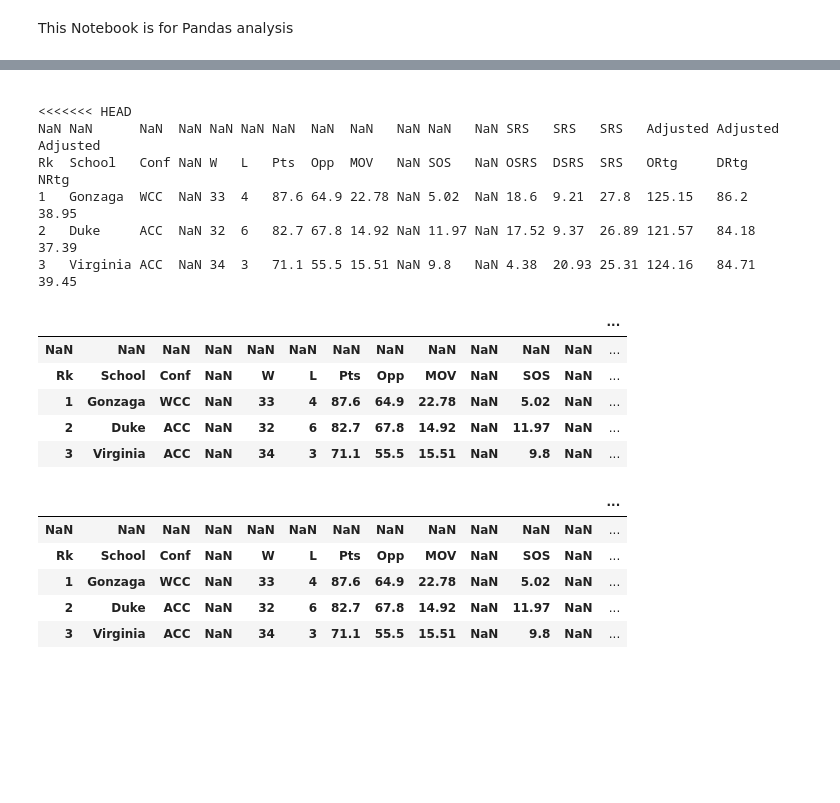
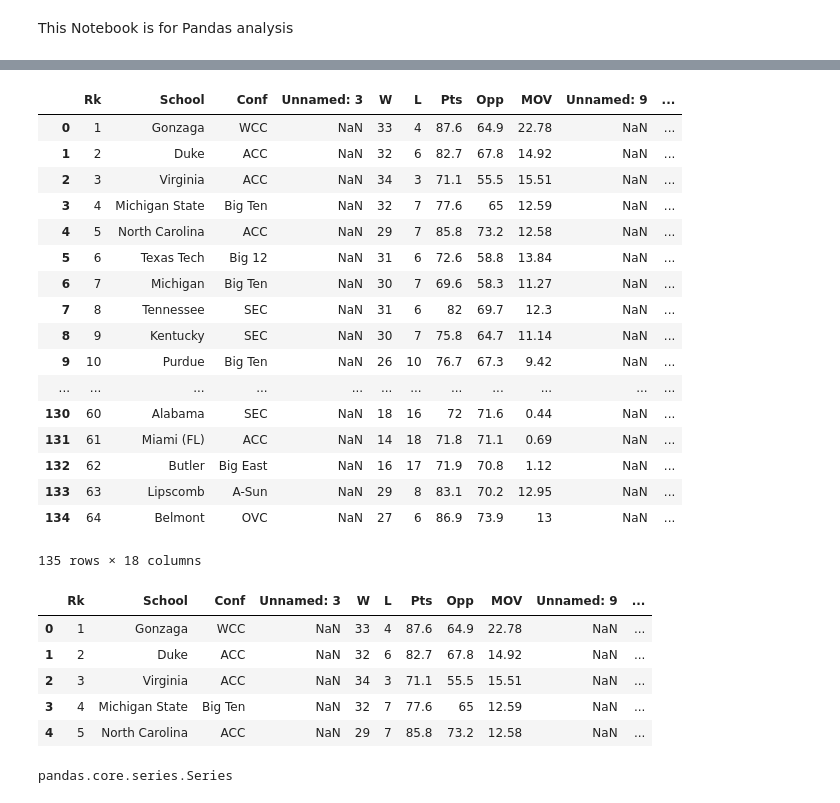
Before and after one commit to ksu-is/NCAA-Tourney-Analysis-model, a Jupyter notebook: Pandas-Analysis.ipynb, the cells around one changed output, grey strips where cells are left out. Saved outputs shown, nothing was run; the diff lists cells and outputs as text; code cells hidden in the pictures; blank space fills up the shorter version.

```diff
--- a/Pandas-Analysis.ipynb
+++ b/Pandas-Analysis.ipynb
@@ -11,19 +76,31 @@ data = pd.read_csv(filename)
+# %%
+data[:-5]
+# %% [output]
+|  | Rk | School | Conf | Unnamed: 3 | W | L | Pts | Opp | MOV | Unnamed: 9 | ... |
+| 0 | 1 | Gonzaga | WCC | NaN | 33 | 4 | 87.6 | 64.9 | 22.78 | NaN | ... |
+| 1 | 2 | Duke | ACC | NaN | 32 | 6 | 82.7 | 67.8 | 14.92 | NaN | ... |
+| 2 | 3 | Virginia | ACC | NaN | 34 | 3 | 71.1 | 55.5 | 15.51 | NaN | ... |
+| 3 | 4 | Michigan State | Big Ten | NaN | 32 | 7 | 77.6 | 65 | 12.59 | NaN | ... |
+| 4 | 5 | North Carolina | ACC | NaN | 29 | 7 | 85.8 | 73.2 | 12.58 | NaN | ... |
+| 5 | 6 | Texas Tech | Big 12 | NaN | 31 | 6 | 72.6 | 58.8 | 13.84 | NaN | ... |
+| 6 | 7 | Michigan | Big Ten | NaN | 30 | 7 | 69.6 | 58.3 | 11.27 | NaN | ... |
+| 7 | 8 | Tennessee | SEC | NaN | 31 | 6 | 82 | 69.7 | 12.3 | NaN | ... |
+| 8 | 9 | Kentucky | SEC | NaN | 30 | 7 | 75.8 | 64.7 | 11.14 | NaN | ... |
+| 9 | 10 | Purdue | Big Ten | NaN | 26 | 10 | 76.7 | 67.3 | 9.42 | NaN | ... |
+| ... | ... | ... | ... | ... | ... | ... | ... | ... | ... | ... | ... |
+| 130 | 60 | Alabama | SEC | NaN | 18 | 16 | 72 | 71.6 | 0.44 | NaN | ... |
+| 131 | 61 | Miami (FL) | ACC | NaN | 14 | 18 | 71.8 | 71.1 | 0.69 | NaN | ... |
+| 132 | 62 | Butler | Big East | NaN | 16 | 17 | 71.9 | 70.8 | 1.12 | NaN | ... |
+| 133 | 63 | Lipscomb | A-Sun | NaN | 29 | 8 | 83.1 | 70.2 | 12.95 | NaN | ... |
+| 134 | 64 | Belmont | OVC | NaN | 27 | 6 | 86.9 | 73.9 | 13 | NaN | ... |
+135 rows × 18 columns
 # %%
 #print first 5 records
-print(data.head(5))
+data[:5]
 # %% [output]
-                                                                                                <<<<<<< HEAD
-NaN NaN      NaN  NaN NaN NaN NaN  NaN  NaN   NaN NaN   NaN SRS   SRS   SRS   Adjusted Adjusted     Adjusted
-Rk  School   Conf NaN W   L   Pts  Opp  MOV   NaN SOS   NaN OSRS  DSRS  SRS   ORtg     DRtg             NRtg
-1   Gonzaga  WCC  NaN 33  4   87.6 64.9 22.78 NaN 5.02  NaN 18.6  9.21  27.8  125.15   86.2            38.95
-2   Duke     ACC  NaN 32  6   82.7 67.8 14.92 NaN 11.97 NaN 17.52 9.37  26.89 121.57   84.18           37.39
-3   Virginia ACC  NaN 34  3   71.1 55.5 15.51 NaN 9.8   NaN 4.38  20.93 25.31 124.16   84.71           39.45
+|  | Rk | School | Conf | Unnamed: 3 | W | L | Pts | Opp | MOV | Unnamed: 9 | ... |
+| 0 | 1 | Gonzaga | WCC | NaN | 33 | 4 | 87.6 | 64.9 | 22.78 | NaN | ... |
+| 1 | 2 | Duke | ACC | NaN | 32 | 6 | 82.7 | 67.8 | 14.92 | NaN | ... |
+| 2 | 3 | Virginia | ACC | NaN | 34 | 3 | 71.1 | 55.5 | 15.51 | NaN | ... |
+| 3 | 4 | Michigan State | Big Ten | NaN | 32 | 7 | 77.6 | 65 | 12.59 | NaN | ... |
+| 4 | 5 | North Carolina | ACC | NaN | 29 | 7 | 85.8 | 73.2 | 12.58 | NaN | ... |
-# %%
-data[:5]
-# %% [output]
-|  |  |  |  |  |  |  |  |  |  |  |  | ... |
-| NaN | NaN | NaN | NaN | NaN | NaN | NaN | NaN | NaN | NaN | NaN | NaN | ... |
-| Rk | School | Conf | NaN | W | L | Pts | Opp | MOV | NaN | SOS | NaN | ... |
-| 1 | Gonzaga | WCC | NaN | 33 | 4 | 87.6 | 64.9 | 22.78 | NaN | 5.02 | NaN | ... |
-| 2 | Duke | ACC | NaN | 32 | 6 | 82.7 | 67.8 | 14.92 | NaN | 11.97 | NaN | ... |
-| 3 | Virginia | ACC | NaN | 34 | 3 | 71.1 | 55.5 | 15.51 | NaN | 9.8 | NaN | ... |
@@ -42,9 +107,5 @@ data.rename( columns={'Unnamed: 11':'Rank'}, inplace=True )
-# %%
-data[:5]
-# %% [output]
-|  |  |  |  |  |  |  |  |  |  |  |  | ... |
-| NaN | NaN | NaN | NaN | NaN | NaN | NaN | NaN | NaN | NaN | NaN | NaN | ... |
-| Rk | School | Conf | NaN | W | L | Pts | Opp | MOV | NaN | SOS | NaN | ... |
-| 1 | Gonzaga | WCC | NaN | 33 | 4 | 87.6 | 64.9 | 22.78 | NaN | 5.02 | NaN | ... |
-| 2 | Duke | ACC | NaN | 32 | 6 | 82.7 | 67.8 | 14.92 | NaN | 11.97 | NaN | ... |
-| 3 | Virginia | ACC | NaN | 34 | 3 | 71.1 | 55.5 | 15.51 | NaN | 9.8 | NaN | ... |
+# %%
+wins = data['W']
+type(wins)
+# %% [output]
+pandas.core.series.Series
```
Also changed, not shown: parts of 5 cells of this notebook.
